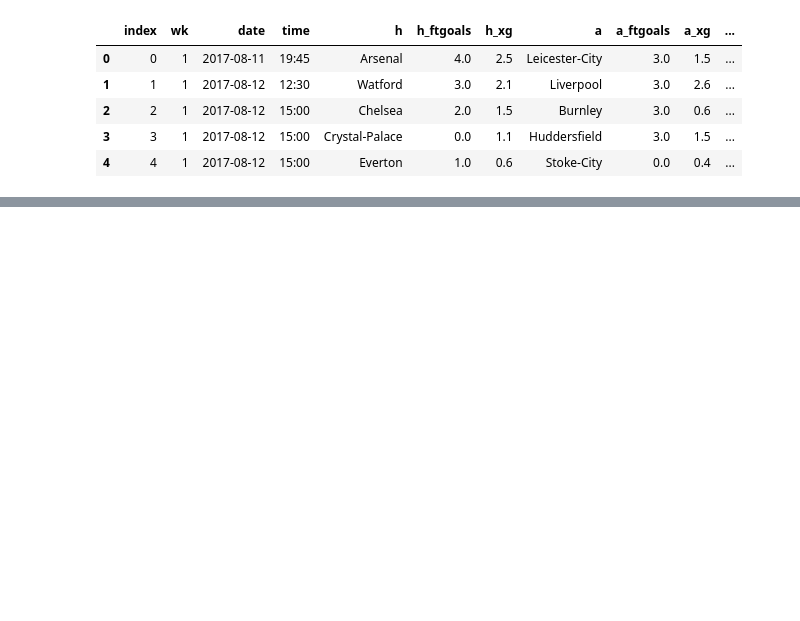
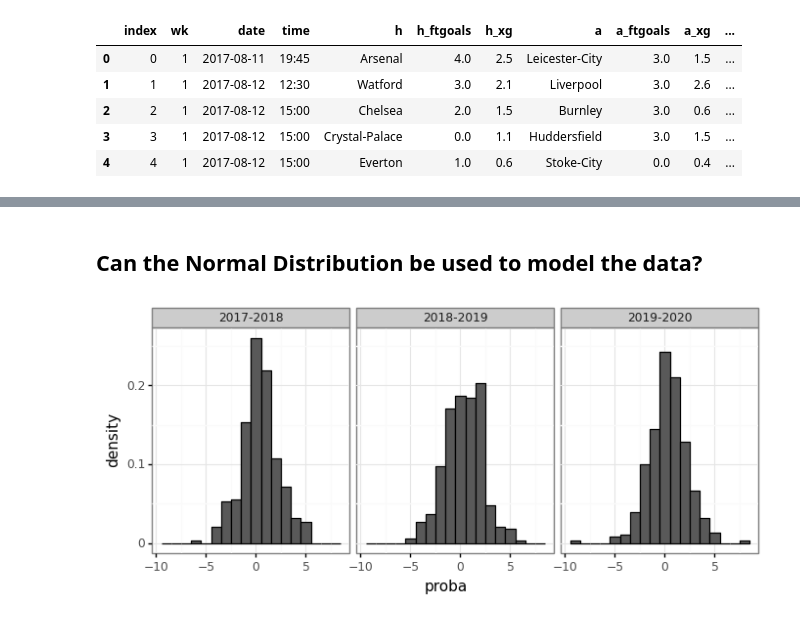
Before and after one commit to jointprob/bmcp-notes, a Jupyter notebook: 001.02 - hackers-soccer.ipynb, the cells around one changed output, grey strips where cells are left out. Cells and saved outputs as stored; diff of their text form; code cells hidden in the pictures; blank space fills up the shorter version.

```diff
--- a/001.02 - hackers-soccer.ipynb
+++ b/001.02 - hackers-soccer.ipynb
@@ -526,0 +228,14 @@ with pm.Model() as model:
+# %% [markdown]
+## Can the Normal Distribution be used to model the data?
+# %%
+# df_2017[y] = stats.boxcox(df_2017[y].values, 1.5)
+binwidth = 1.0
+p = (ggplot(df_orig, aes(x=target_metric, y=after_stat('density'), group='season_key')) +
+     geom_histogram(binwidth=binwidth, color='black') +
+     facet_wrap(facets='season_key', nrow=1, ncol=3) +
+     xlab('proba') +
+     theme(figure_size=(8, 3))
+    )
+p.draw();
+# %% [output]
+[figure, added]
```
Also changed, not shown: parts of 123 cells of this notebook, 4 other files.
